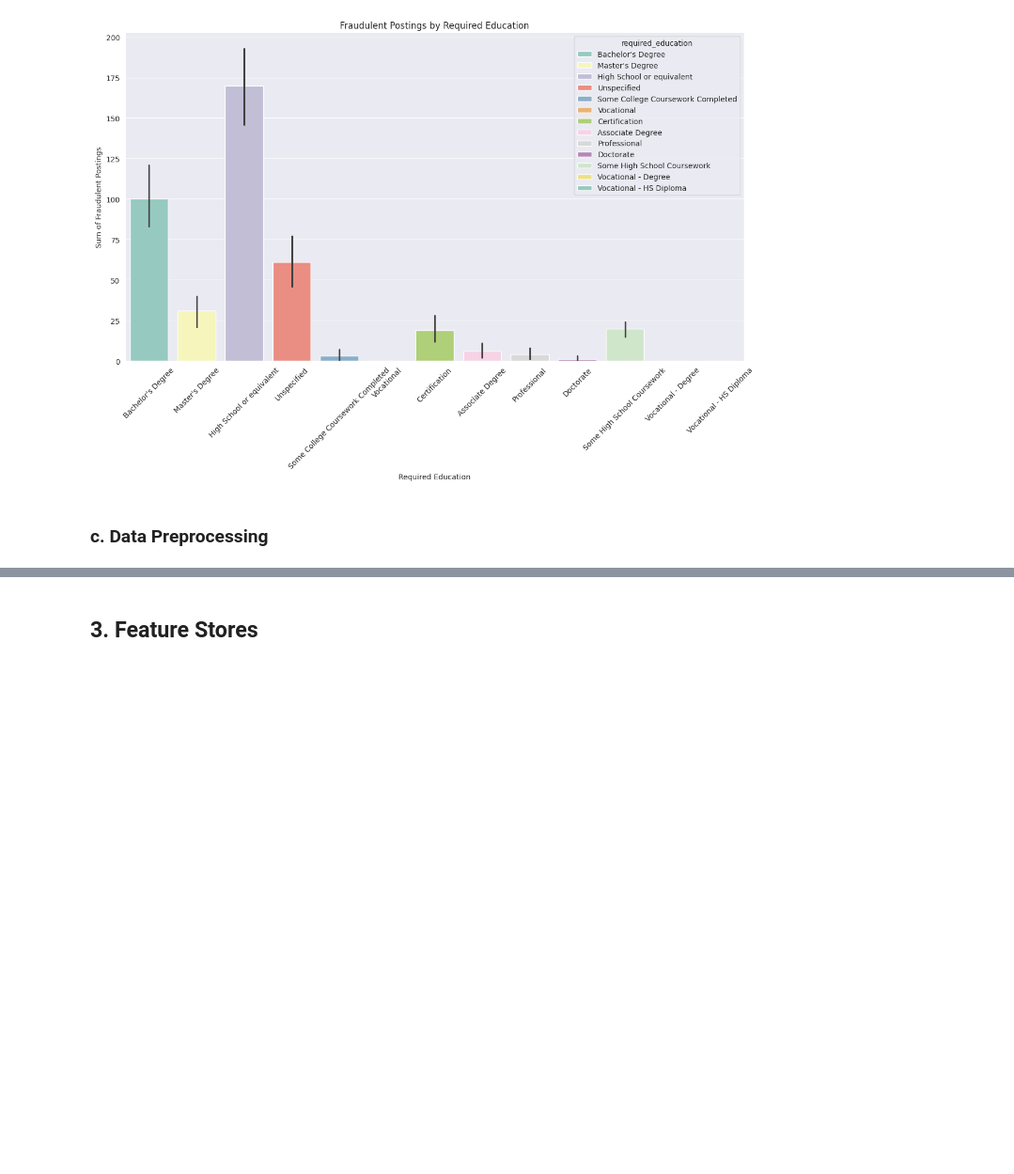
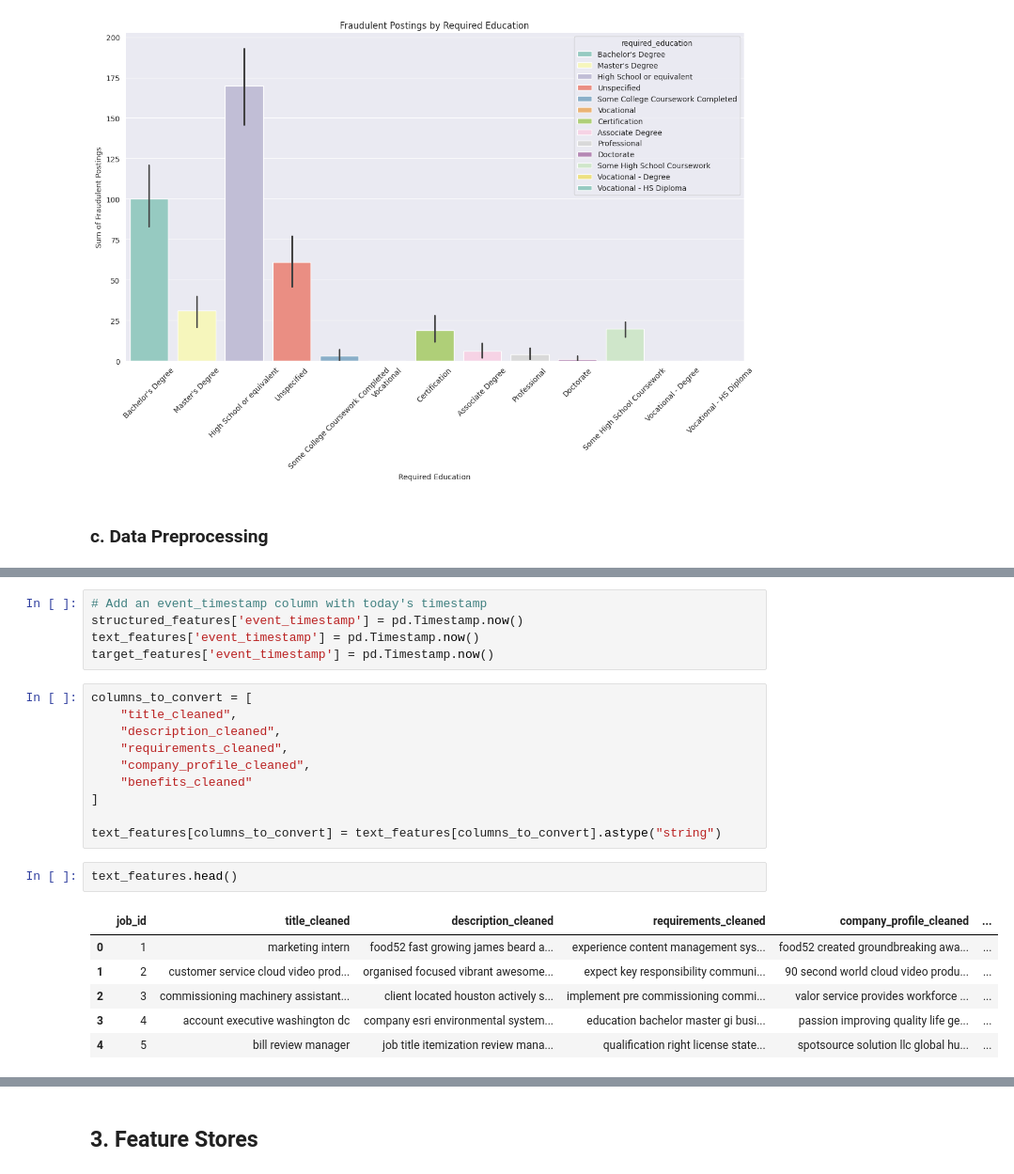
Before and after one commit to wisdom196473/Fraudulent-Job-Posting-Detection-MLOps, a Jupyter notebook: FinalProject.ipynb, the cells around one changed output, grey strips where cells are left out. Shown at 94% size. Saved outputs shown, nothing was run; the diff lists cells and outputs as text; blank space fills up the shorter version.

```diff
--- a/FinalProject.ipynb
+++ b/FinalProject.ipynb
@@ -359,0 +345,24 @@ def clean_text(text):
+# %%
+# Add an event_timestamp column with today's timestamp
+structured_features['event_timestamp'] = pd.Timestamp.now()
+text_features['event_timestamp'] = pd.Timestamp.now()
+target_features['event_timestamp'] = pd.Timestamp.now()
+# %%
+columns_to_convert = [
+    "title_cleaned",
+    "description_cleaned",
+    "requirements_cleaned",
+    "company_profile_cleaned",
+    "benefits_cleaned"
+]
+
+text_features[columns_to_convert] = text_features[columns_to_convert].astype("string")
+# %%
+text_features.head()
+# %% [output]
+|  | job_id | title_cleaned | description_cleaned | requirements_cleaned | company_profile_cleaned | ... |
+| 0 | 1 | marketing intern | food52 fast growing james beard a... | experience content management sys... | food52 created groundbreaking awa... | ... |
+| 1 | 2 | customer service cloud video prod... | organised focused vibrant awesome... | expect key responsibility communi... | 90 second world cloud video produ... | ... |
+| 2 | 3 | commissioning machinery assistant... | client located houston actively s... | implement pre commissioning commi... | valor service provides workforce ... | ... |
+| 3 | 4 | account executive washington dc | company esri environmental system... | education bachelor master gi busi... | passion improving quality life ge... | ... |
+| 4 | 5 | bill review manager | job title itemization review mana... | qualification right license state... | spotsource solution llc global hu... | ... |
```
Also changed, not shown: parts of 30 cells of this notebook.
